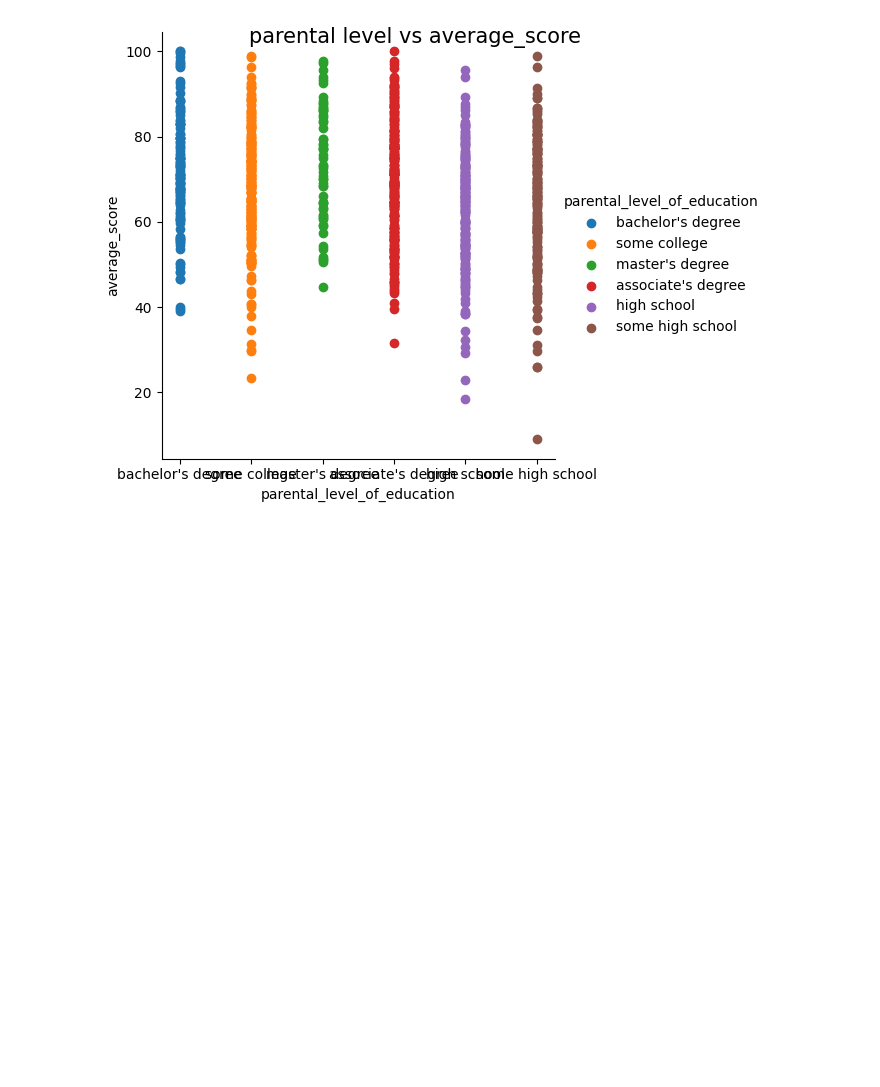
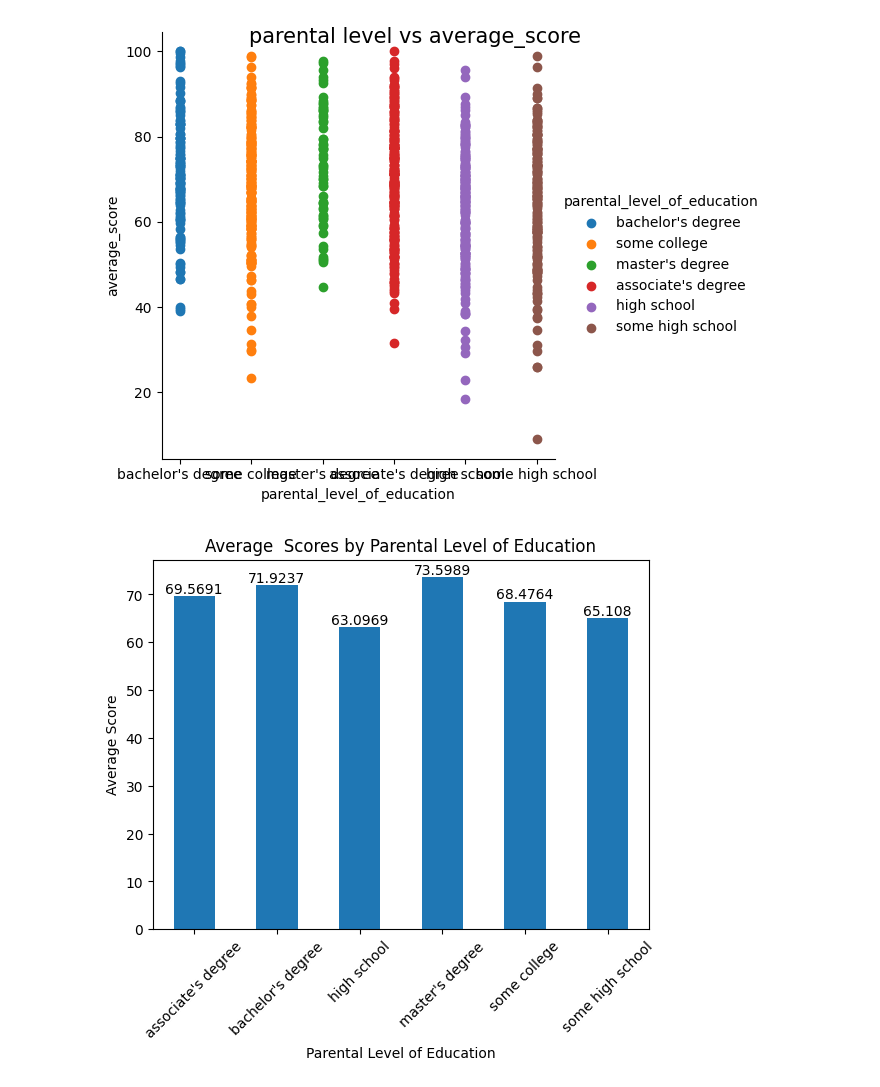
Before and after one commit to wiktor1468/StudentsStudyPerformance, a Jupyter notebook: StudentsStudyPerformance.ipynb, the cells around one changed output. Saved outputs shown, nothing was run; the diff lists cells and outputs as text; code cells hidden in the pictures; blank space fills up the shorter version.

Commit message:
parental education vs results

```diff
--- a/StudentsStudyPerformance.ipynb
+++ b/StudentsStudyPerformance.ipynb
@@ -267,3 +267,15 @@ g.fig.suptitle("parental level vs average_score", fontsize=15)
 plt.show()
 # %% [output]
 [figure]
+# %%
+avgs_score = df.groupby('parental_level_of_education')['average_score'].mean()
+
+bar_plot_avg= avgs_score.plot(kind='bar')
+plt.title('Average  Scores by Parental Level of Education')
+plt.xlabel('Parental Level of Education')
+plt.ylabel('Average Score')
+plt.xticks(rotation=45)
+for i in bar_plot_avg.containers:
+    bar_plot_avg.bar_label(i, label_type='edge')
+# %% [output]
+[figure, added]
```
Also changed, not shown: parts of 2 cells of this notebook.
